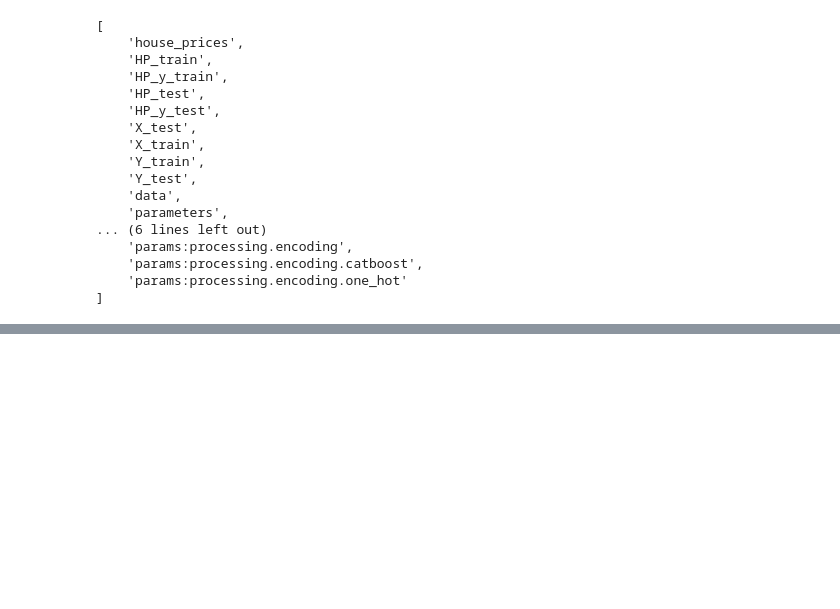
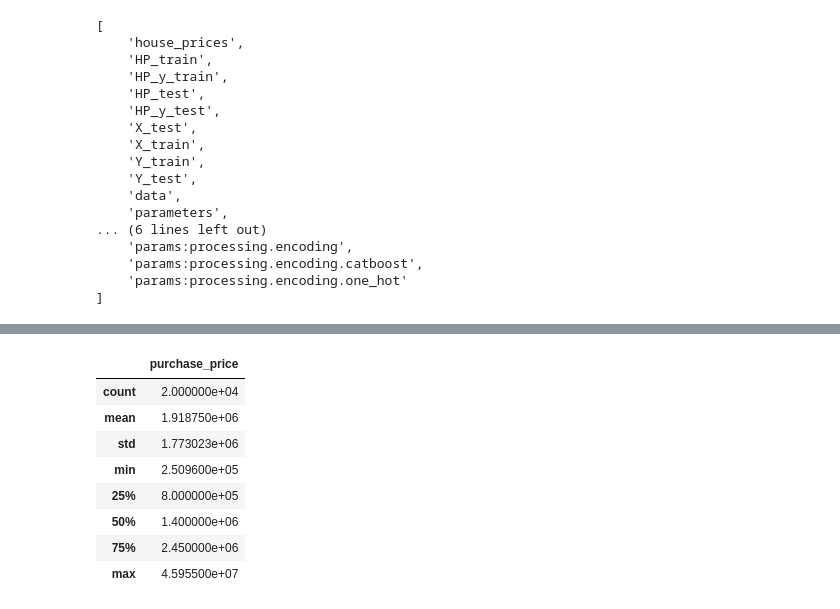
Before and after one commit to AndreiShelest/ML_house_prices, a Jupyter notebook: notebooks/eda.ipynb, the cells around one changed output, grey strips where cells are left out. Saved outputs shown, nothing was run; the diff lists cells and outputs as text; code cells hidden in the pictures; blank space fills up the shorter version.

```diff
--- a/notebooks/eda.ipynb
+++ b/notebooks/eda.ipynb
@@ -80,0 +85,3 @@ array([2820, 4540, 9370, 6705, 6740, 6000, 6700, 2800, 6900, 7400, 4320,
+# %%
+Y_test.describe()
+# %% [output]
@@ -80,0 +89,9 @@ array([2820, 4540, 9370, 6705, 6740, 6000, 6700, 2800, 6900, 7400, 4320,
+|  | purchase_price |
+| count | 2.000000e+04 |
+| mean | 1.918750e+06 |
+| std | 1.773023e+06 |
+| min | 2.509600e+05 |
+| 25% | 8.000000e+05 |
+| 50% | 1.400000e+06 |
+| 75% | 2.450000e+06 |
+| max | 4.595500e+07 |
```
Also changed, not shown: parts of 10 cells of this notebook, 8 other files.
